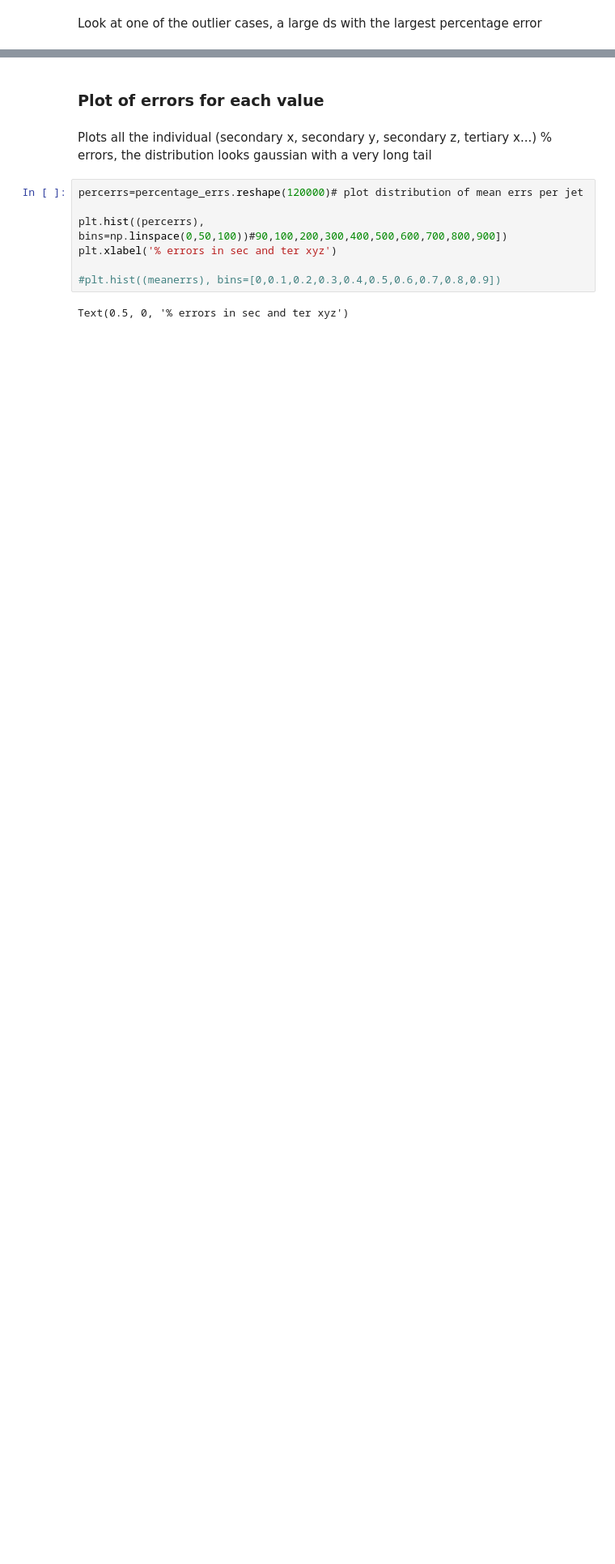
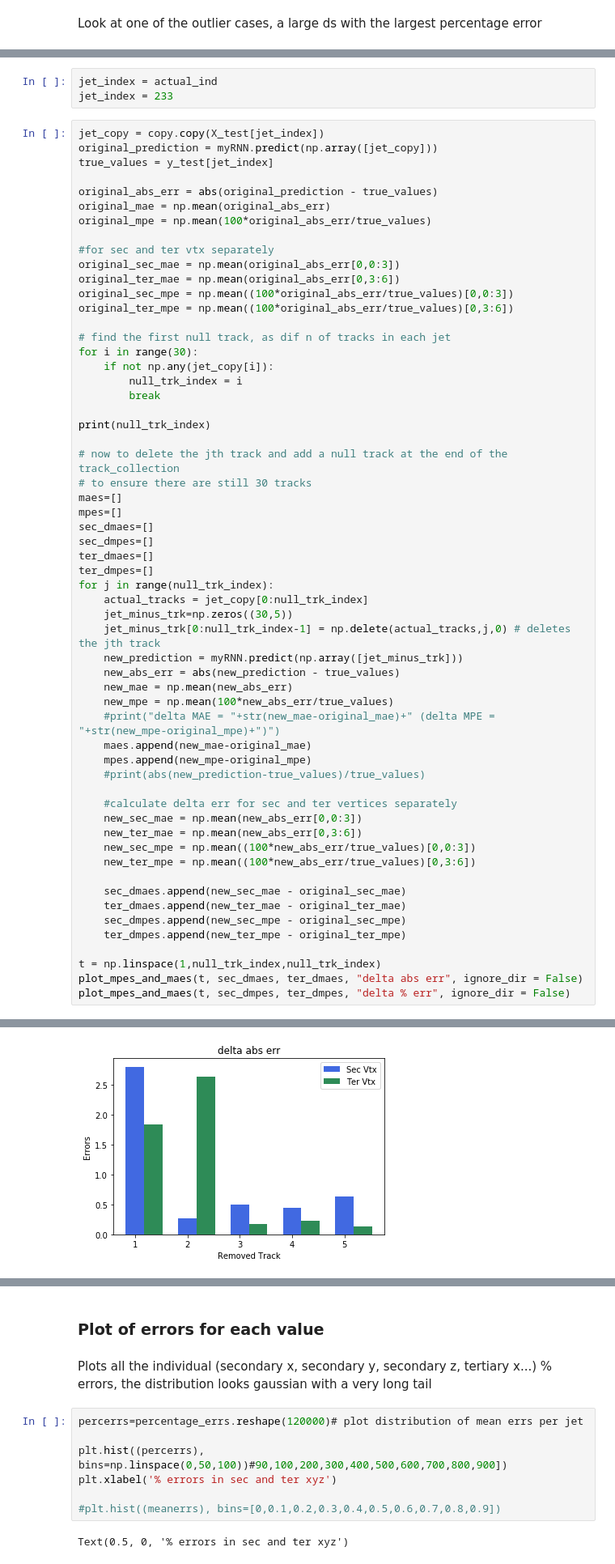
Before and after one commit to gregbarbour/RNNProject, a Jupyter notebook: an_rnn_example.ipynb, the cells around one changed output, grey strips where cells are left out. Shown at 81% size. Cells and saved outputs as stored; diff of their text form; blank space fills up the shorter version.

```diff
--- a/an_rnn_example.ipynb
+++ b/an_rnn_example.ipynb
@@ -429,0 +487,62 @@ We can use actual_ind later to plot the image of this jet.
+# %%
+jet_index = actual_ind
+jet_index = 233
+# %%
+jet_copy = copy.copy(X_test[jet_index])
+original_prediction = myRNN.predict(np.array([jet_copy]))
+true_values = y_test[jet_index]
+
+original_abs_err = abs(original_prediction - true_values)
+original_mae = np.mean(original_abs_err)
+original_mpe = np.mean(100*original_abs_err/true_values)
+
+#for sec and ter vtx separately
+original_sec_mae = np.mean(original_abs_err[0,0:3])
+original_ter_mae = np.mean(original_abs_err[0,3:6])
+original_sec_mpe = np.mean((100*original_abs_err/true_values)[0,0:3])
+original_ter_mpe = np.mean((100*original_abs_err/true_values)[0,3:6])
+
+# find the first null track, as dif n of tracks in each jet
+for i in range(30):
+    if not np.any(jet_copy[i]):
+        null_trk_index = i
+        break
+
+print(null_trk_index)
+
+# now to delete the jth track and add a null track at the end of the track_collection
+# to ensure there are still 30 tracks
+maes=[]
+mpes=[]
+sec_dmaes=[]
+sec_dmpes=[]
+ter_dmaes=[]
+ter_dmpes=[]
+for j in range(null_trk_index):
+    actual_tracks = jet_copy[0:null_trk_index]
+    jet_minus_trk=np.zeros((30,5))
+    jet_minus_trk[0:null_trk_index-1] = np.delete(actual_tracks,j,0) # deletes the jth track
+    new_prediction = myRNN.predict(np.array([jet_minus_trk]))
+    new_abs_err = abs(new_prediction - true_values)
+    new_mae = np.mean(new_abs_err)
+    new_mpe = np.mean(100*new_abs_err/true_values)
+    #print("delta MAE = "+str(new_mae-original_mae)+" (delta MPE = "+str(new_mpe-original_mpe)+")")
+    maes.append(new_mae-original_mae)
+    mpes.append(new_mpe-original_mpe)
+    #print(abs(new_prediction-true_values)/true_values)
+
+    #calculate delta err for sec and ter vertices separately
+    new_sec_mae = np.mean(new_abs_err[0,0:3])
+    new_ter_mae = np.mean(new_abs_err[0,3:6])
+    new_sec_mpe = np.mean((100*new_abs_err/true_values)[0,0:3])
+    new_ter_mpe = np.mean((100*new_abs_err/true_values)[0,3:6])
+
+    sec_dmaes.append(new_sec_mae - original_sec_mae)
+    ter_dmaes.append(new_ter_mae - original_ter_mae)
+    sec_dmpes.append(new_sec_mpe - original_sec_mpe)
+    ter_dmpes.append(new_ter_mpe - original_ter_mpe)
+
+t = np.linspace(1,null_trk_index,null_trk_index)
+plot_mpes_and_maes(t, sec_dmaes, ter_dmaes, "delta abs err", ignore_dir = False)
+plot_mpes_and_maes(t, sec_dmpes, ter_dmpes, "delta % err", ignore_dir = False)
+# %% [output]
@@ -429,0 +550 @@ We can use actual_ind later to plot the image of this jet.
+[figure, added]
```
Also changed, not shown: parts of 35 cells of this notebook.
